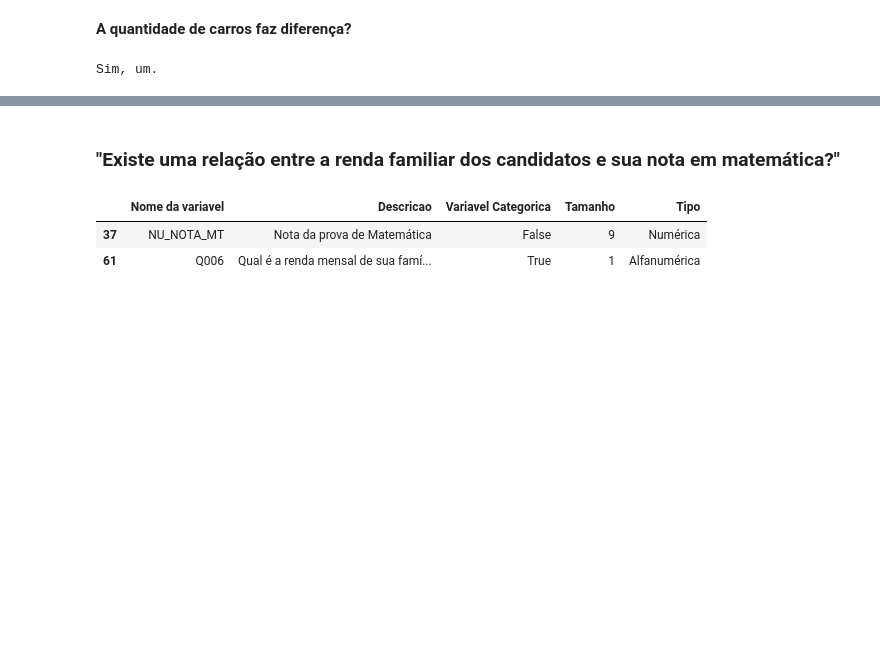
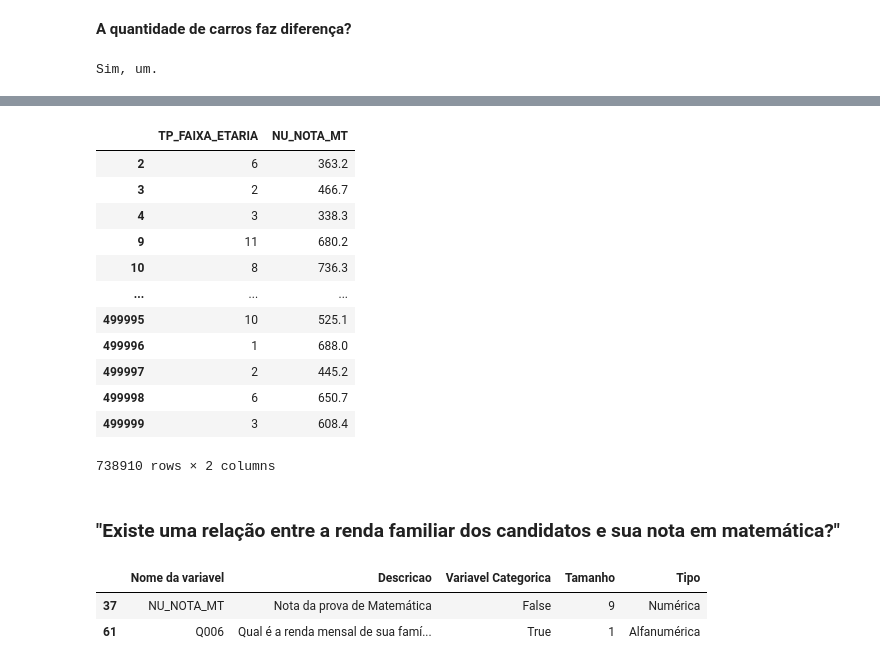
Before and after one commit to henriquefac/ciencia_de_dados_av1, a Jupyter notebook: notebook/exploration.ipynb, the cells around one changed output, grey strips where cells are left out. Cells and saved outputs as stored; diff of their text form; code cells hidden in the pictures; blank space fills up the shorter version.

```diff
--- a/notebook/exploration.ipynb
+++ b/notebook/exploration.ipynb
@@ -42,6 +42,8 @@ path_dict_itens = data_dirs["DICIONÁRIO"]["ITENS_PROVA_2023.csv"]
 dir_data = data_dirs["DADOS"]
 dir_parquet_data = dir_data["MICRODADOS_ENEM_2023_parquet"]
 path_parquet_file = dir_data["MICRODADOS_ENEM_2023.parquet"]
+# %%
+list_parquet = list(dir_parquet_data.list_file().values())
 # %% [markdown]
 ## Criar objeto dos dicionários e suas categorias
 # %%
@@ -88,3 +88,7 @@ df = pd.read_parquet(path_parquet_file)
+# %%
+df1 = pd.read_parquet(list_parquet[0])
+df2 = pd.read_parquet(list_parquet[0])
+df = pd.concat([df1,df2])
 # %% [markdown]
 ## Perguntas
 # %% [markdown]
@@ -411,0 +418,7 @@ Sim, um.
+# %%
+# variáveis: TP_FAIXA_ETARIA, NU_NOTA_MT
+variable_names = ["TP_FAIXA_ETARIA","NU_NOTA_MT"]
+# visualizar variaveis
+variables = dict_microdados.tabel
+variables = variables[variables["Nome da variavel"].isin(variable_names)]
+variables
@@ -411,0 +452,19 @@ Sim, um.
+# %%
+# recortar df
+df_group = df[variable_names]
+df_group = df_group[df_group["NU_NOTA_MT"] > 0].dropna(subset=variable_names)
+df_group
+# %% [output]
+|  | TP_FAIXA_ETARIA | NU_NOTA_MT |
+| 2 | 6 | 363.2 |
+| 3 | 2 | 466.7 |
+| 4 | 3 | 338.3 |
+| 9 | 11 | 680.2 |
+| 10 | 8 | 736.3 |
+| ... | ... | ... |
+| 499995 | 10 | 525.1 |
+| 499996 | 1 | 688.0 |
+| 499997 | 2 | 445.2 |
+| 499998 | 6 | 650.7 |
+| 499999 | 3 | 608.4 |
+738910 rows × 2 columns
```
Also changed, not shown: parts of 6 cells of this notebook.
